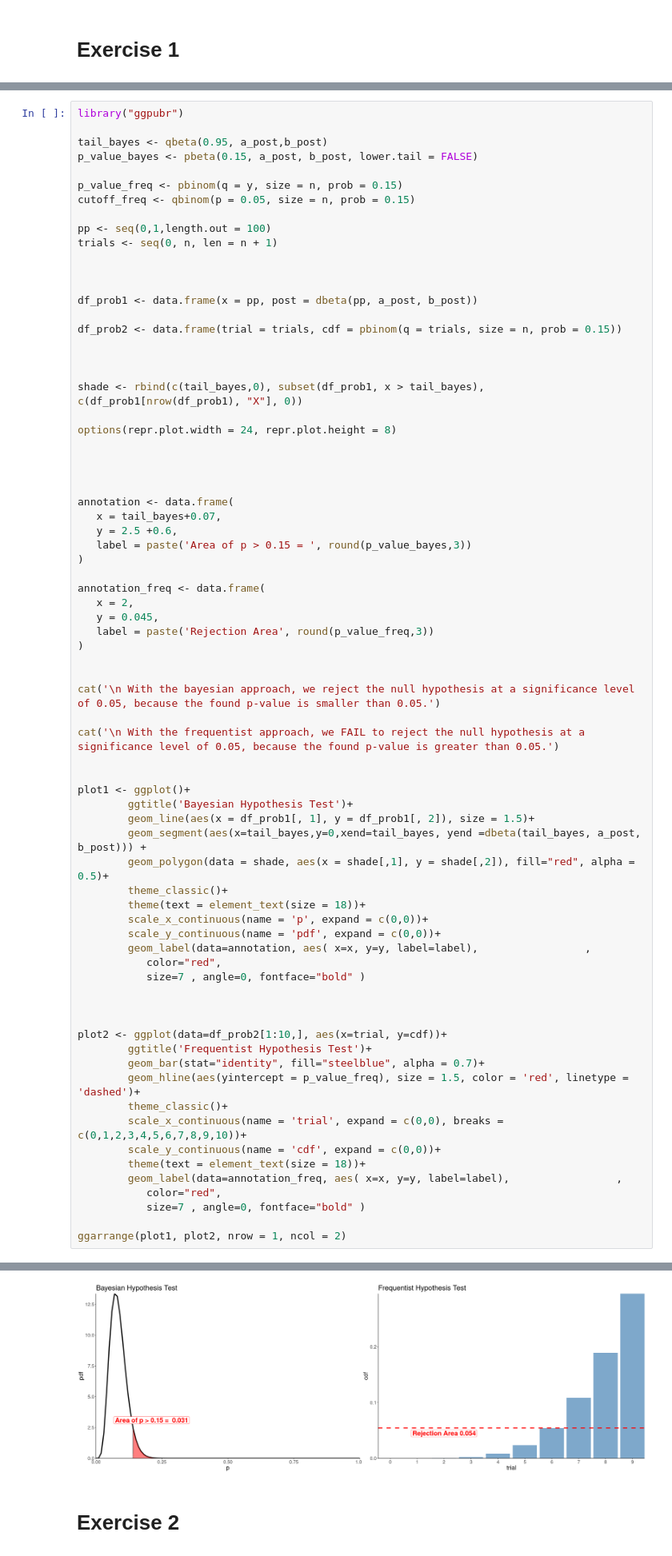
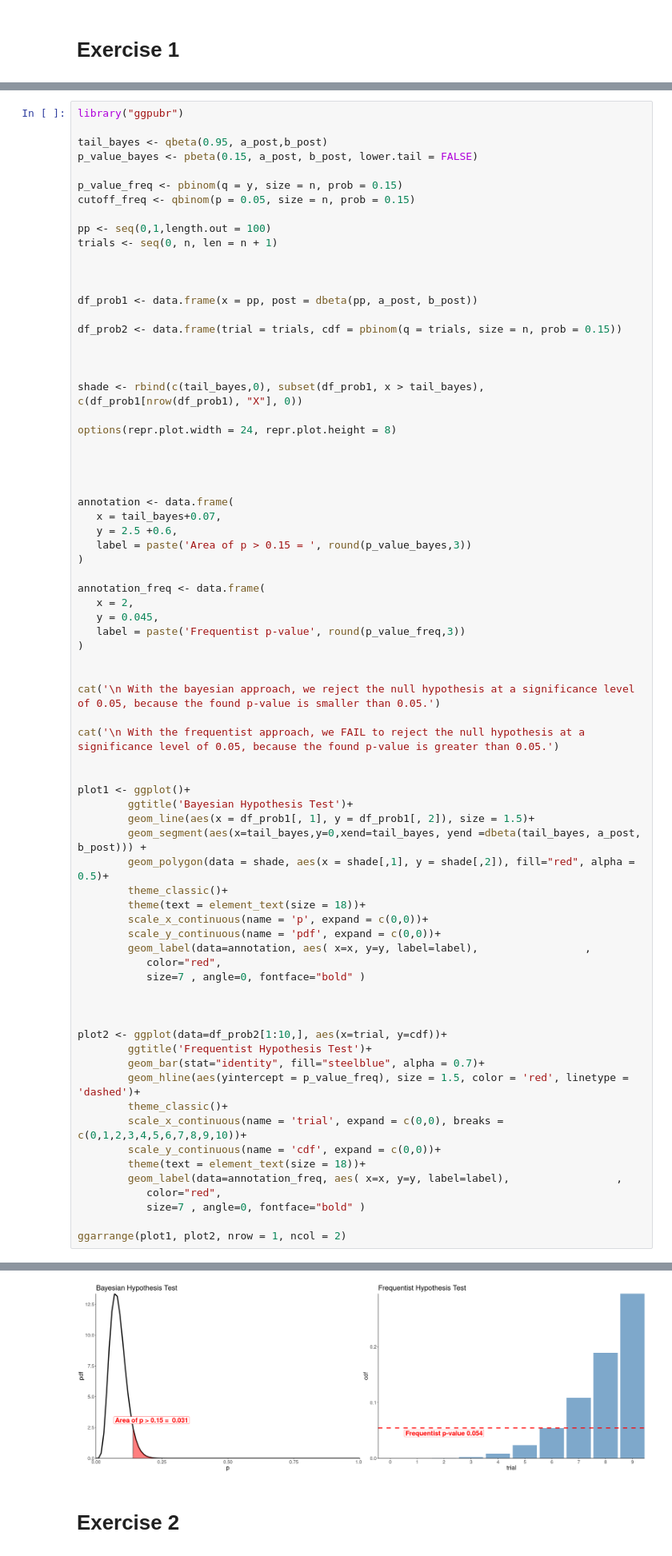
Before and after one commit to AleCapoPhys/AdvancedStatisticsForPhysicsAnalysis, a Jupyter notebook: 06_AdvStatPhys_Capodaglio.ipynb, the cells around one changed output, grey strips where cells are left out. Shown at 80% size. Cells and saved outputs as stored; diff of their text form.

```diff
--- a/06_AdvStatPhys_Capodaglio.ipynb
+++ b/06_AdvStatPhys_Capodaglio.ipynb
@@ -96,7 +118,7 @@ annotation <- data.frame(
 annotation_freq <- data.frame(
    x = 2,
    y = 0.045,
-   label = paste('Rejection Area', round(p_value_freq,3))
+   label = paste('Frequentist p-value', round(p_value_freq,3))
 )
 
 
@@ -109,33 +131,33 @@ plot1 <- ggplot()+
         ggtitle('Bayesian Hypothesis Test')+
         geom_line(aes(x = df_prob1[, 1], y = df_prob1[, 2]), size = 1.5)+
         geom_segment(aes(x=tail_bayes,y=0,xend=tail_bayes, yend =dbeta(tail_bayes, a_post, b_post))) +
         geom_polygon(data = shade, aes(x = shade[,1], y = shade[,2]), fill="red", alpha = 0.5)+
         theme_classic()+
         theme(text = element_text(size = 18))+
         scale_x_continuous(name = 'p', expand = c(0,0))+
         scale_y_continuous(name = 'pdf', expand = c(0,0))+
         geom_label(data=annotation, aes( x=x, y=y, label=label),                 ,
            color="red",
            size=7 , angle=0, fontface="bold" )
 
 
 
 plot2 <- ggplot(data=df_prob2[1:10,], aes(x=trial, y=cdf))+
         ggtitle('Frequentist Hypothesis Test')+
         geom_bar(stat="identity", fill="steelblue", alpha = 0.7)+
         geom_hline(aes(yintercept = p_value_freq), size = 1.5, color = 'red', linetype = 'dashed')+
         theme_classic()+
         scale_x_continuous(name = 'trial', expand = c(0,0), breaks = c(0,1,2,3,4,5,6,7,8,9,10))+
         scale_y_continuous(name = 'cdf', expand = c(0,0))+
         theme(text = element_text(size = 18))+
         geom_label(data=annotation_freq, aes( x=x, y=y, label=label),                 ,
            color="red",
            size=7 , angle=0, fontface="bold" )
 
 ggarrange(plot1, plot2, nrow = 1, ncol = 2)
 # %% [output]
  With the bayesian approach, we reject the null hypothesis at a significance level of 0.05, because the found p-value is smaller than 0.05.
  With the frequentist approach, we FAIL to reject the null hypothesis at a significance level of 0.05, because the found p-value is greater than 0.05.
-[figure, old version]
+[figure, new version]
 # %% [markdown]
 # Exercise 2
```
Also changed, not shown: parts of 16 cells of this notebook.
